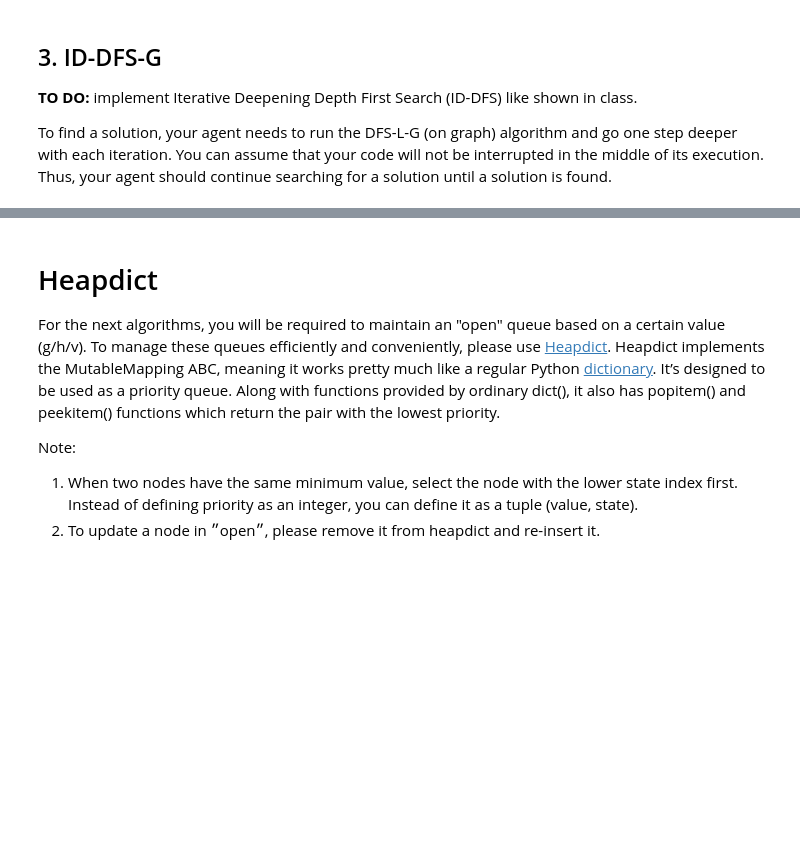
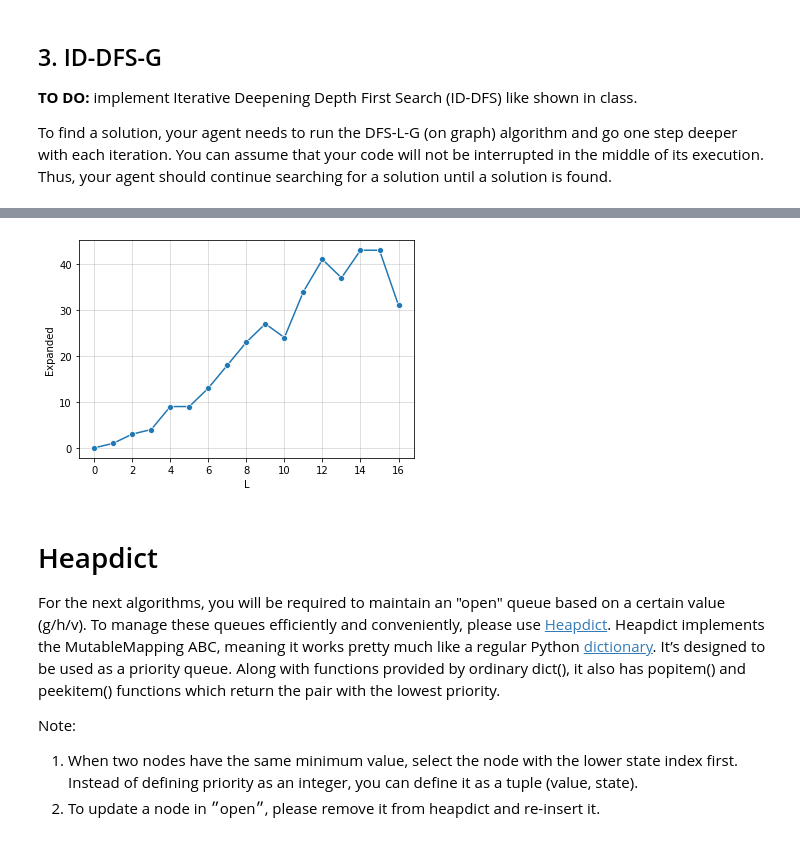
Before and after one commit to talafek96/AI-SEARCH-ALGORITHMS, a Jupyter notebook: 236501_hw1.ipynb, the cells around one changed output, grey strips where cells are left out. Drawn from its saved outputs; the diff is of its cells as text; code cells hidden in the pictures; blank space fills up the shorter version.

Commit message:
ID-DFS-G: Implement algorithm with L/Expansion graph

```diff
--- a/236501_hw1.ipynb
+++ b/236501_hw1.ipynb
@@ -512,7 +512,7 @@ Successor = namedtuple(typename='Successor', field_names=["state", "cost", "acti
 ## 1. BFS-G
 **TO DO:** implement Breadth First Search (BFS) algorithm on graph like shown in class.
 # %%
-class GeneralAgent:
+class Agent:
     def __init__(self):
         self.reset()
 
@@ -547,7 +547,7 @@ class GeneralAgent:
         return result
 
 
-class BFSAgent(GeneralAgent):
+class BFSAgent(Agent):
     def __init__(self):
         super().__init__()
 
@@ -574,7 +574,7 @@ class BFSAgent(GeneralAgent):
             if visualize:
                 clear_output(wait=True)
                 print(env.render())
-                time.sleep(0.5)
+                time.sleep(0.1)
             for s, cost, action_taken, terminated in self.expand(node.state, env):
                 if s is None:  # This is a hole
                     continue
@@ -699,12 +698,27 @@ Total cost: 148.0
 
 
 To find a solution, your agent needs to run the DFS-L-G (on graph) algorithm and go one step deeper with each iteration. You can assume that your code will not be interrupted in the middle of its execution. Thus, your agent should continue searching for a solution until a solution is found.
-# %%
-class IDDFSAgent:
-
-    def __init__(self):
-
-
-    def id_dfs_search(self, env: FrozenLakeEnv,) -> Tuple[List[int], int ,int]:
+# %%
+class IDDFSAgent(Agent):
+    def __init__(self):
+        super().__init__()
+        self.dfs_agent = DFSAgent()
+
+    def reset(self):
+        super().reset()
+        self.expanded_dict = dict()
+
+    def id_dfs_search(self, env: FrozenLakeEnv, visualize: bool=False) -> Tuple[List[int], int ,int]:
+        self.reset()
+        max_depth = 0
+        result = None
+
+        while True:
+            result = self.dfs_agent.dfs_search(env, depth=max_depth, visualize=visualize)
+            self.expanded += self.dfs_agent.expanded
+            self.expanded_dict[max_depth] = self.dfs_agent.expanded
+            if result:
+                return result[0], result[1], self.expanded
+            max_depth = max_depth + 1
 # %%
 ID_DFS_agent = IDDFSAgent()
@@ -717,3 +766,11 @@ print_solution(actions, env)
+# %%
+# TODO: Comment this out before submitting the code.
+df = pd.DataFrame(ID_DFS_agent.expanded_dict.items(), columns=['L', 'Expanded'])
+sns.lineplot(data=df, x='L', y='Expanded', marker='o')
+plt.grid(alpha=0.5)
+plt.show()
+# %% [output]
+[figure, added]
 # %% [markdown]
 # Heapdict
 For the next algorithms, you will be required to maintain an "open" queue based on a certain value (g/h/v). To manage these queues efficiently and conveniently, please use [Heapdict](https://www.geeksforgeeks.org/priority-queue-using-queue-and-heapdict-module-in-python/). Heapdict implements the MutableMapping ABC, meaning it works pretty much like a regular Python [dictionary](https://www.geeksforgeeks.org/python-dictionary/). It’s designed to be used as a priority queue. Along with functions provided by ordinary dict(), it also has popitem() and peekitem() functions which return the pair with the lowest priority.
```
Also changed, not shown: parts of 7 cells of this notebook.
